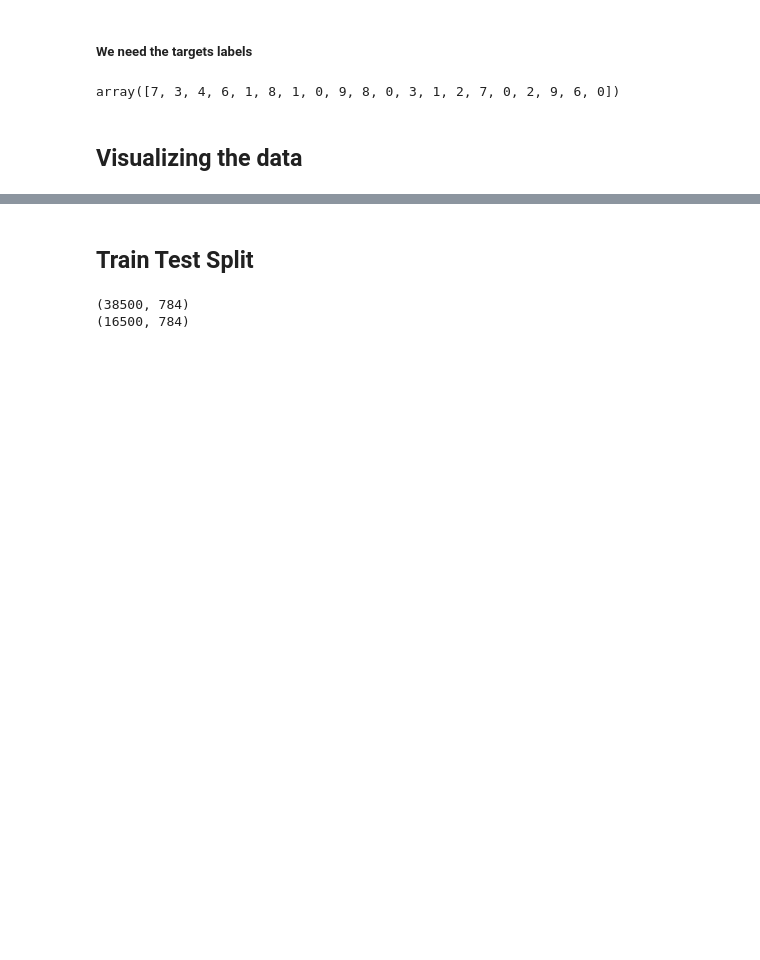
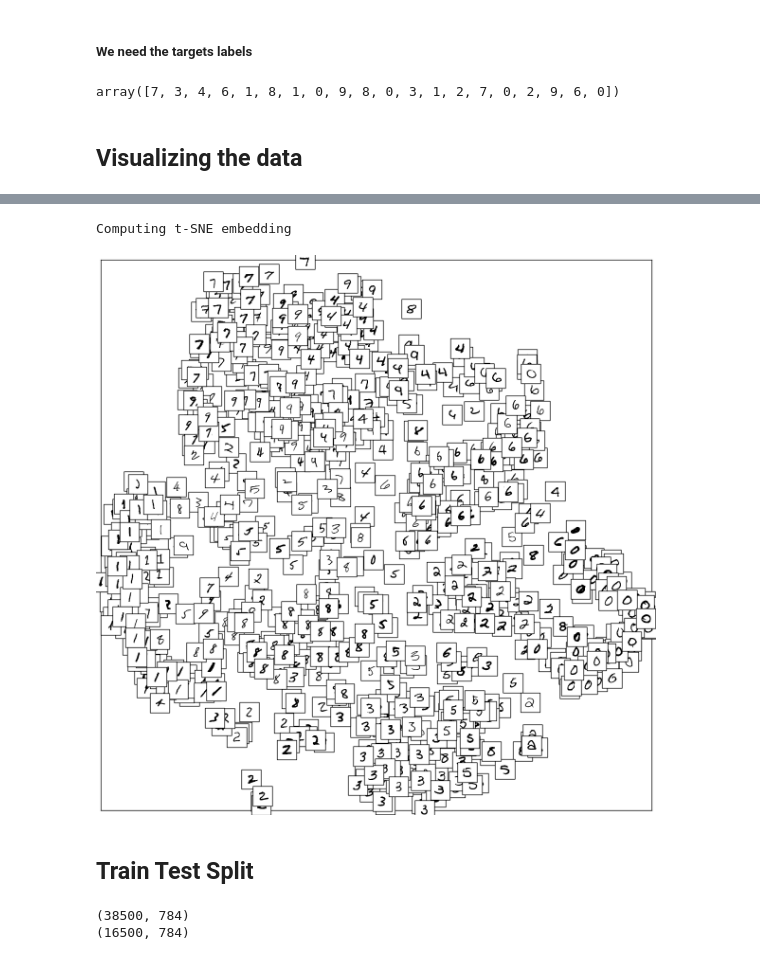
Before and after one commit to TheoLvs/machine-learning, a Jupyter notebook: 1. Computer Vision/2. MNIST Recognition.ipynb, the cells around one changed output, grey strips where cells are left out. Saved outputs shown, nothing was run; the diff lists cells and outputs as text; code cells hidden in the pictures; blank space fills up the shorter version.

```diff
--- a/1. Computer Vision/2. MNIST Recognition.ipynb
+++ b/1. Computer Vision/2. MNIST Recognition.ipynb
@@ -106,3 +115,41 @@ plot_gallery(X[selection],titles[selection])
+# %%
+def plot_embedding(X, n_pictures = 25,title="t-SNE embedding"):
+
+    # TAKING A RANDOM SAMPLE
+    selection = np.random.randint(0,len(X),n_pictures)
+
+    # T-SNE EMBEDDING
+    print("Computing t-SNE embedding")
+    tsne = manifold.TSNE(n_components=2, init='pca', random_state=0)
+    X_tsne = tsne.fit_transform(X[selection])
+
+    # NORMALIZING
+    x_min, x_max = np.min(X_tsne, 0), np.max(X_tsne, 0)
+    X_tsne = (X_tsne - x_min) / (x_max - x_min)
+
+    # FIGURE
+    plt.figure(figsize = (15,15))
+    ax = plt.subplot(111)
+    if hasattr(offsetbox, 'AnnotationBbox'):
+        shown_images = np.array([[1., 1.]])  # just something big
+        for j,i in enumerate(selection):
+            dist = np.sum((X_tsne[j] - shown_images) ** 2, 1)
+            if np.min(dist) < 4e-5:
+                continue
+            shown_images = np.r_[shown_images, [X_tsne[j]]]
+            imagebox = offsetbox.AnnotationBbox(
+                offsetbox.OffsetImage(X[i].reshape((28,28)), cmap=plt.cm.gray_r),
+                X_tsne[j])
+            ax.add_artist(imagebox)
+
+    # REMOVE THE TICKS
+    plt.xticks([]), plt.yticks([])
+    plt.show()
+# %%
+plot_embedding(X,1000)
+# %% [output]
+Computing t-SNE embedding
+[figure, added]
 # %% [markdown]
 ## Train Test Split
 # %%
```
Also changed, not shown: parts of 33 cells of this notebook.
